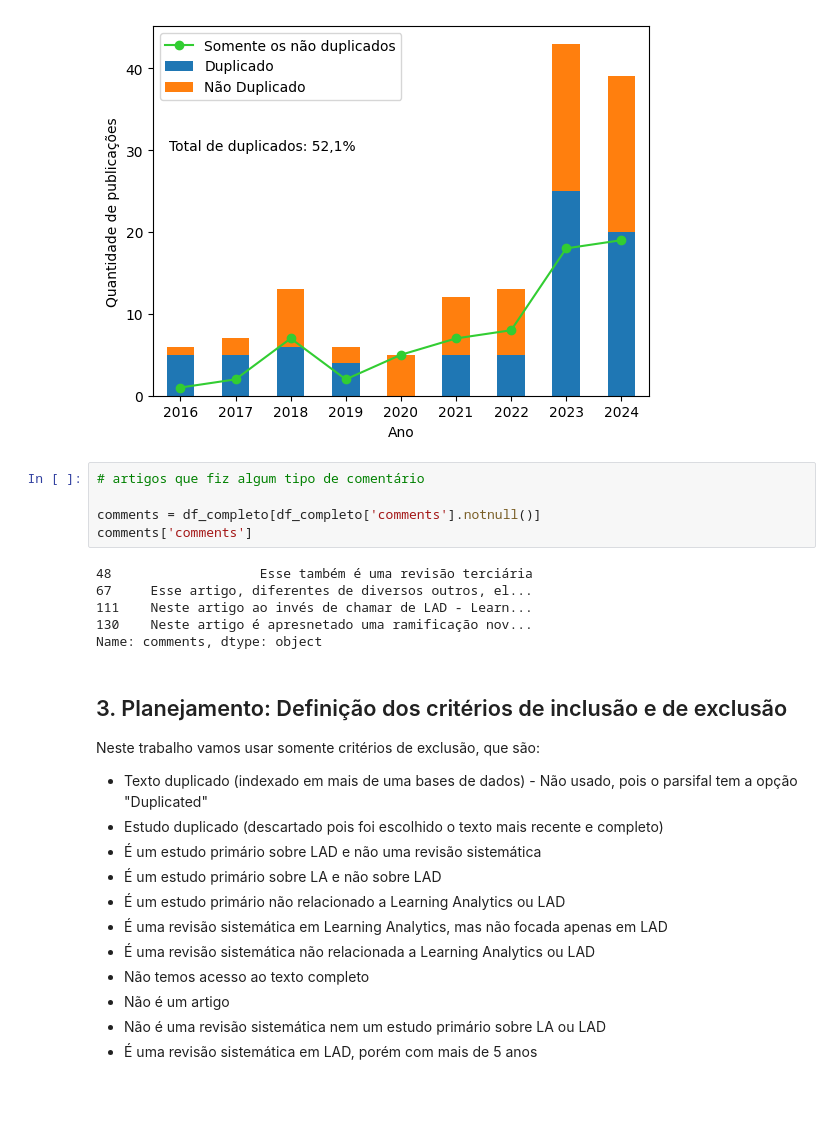
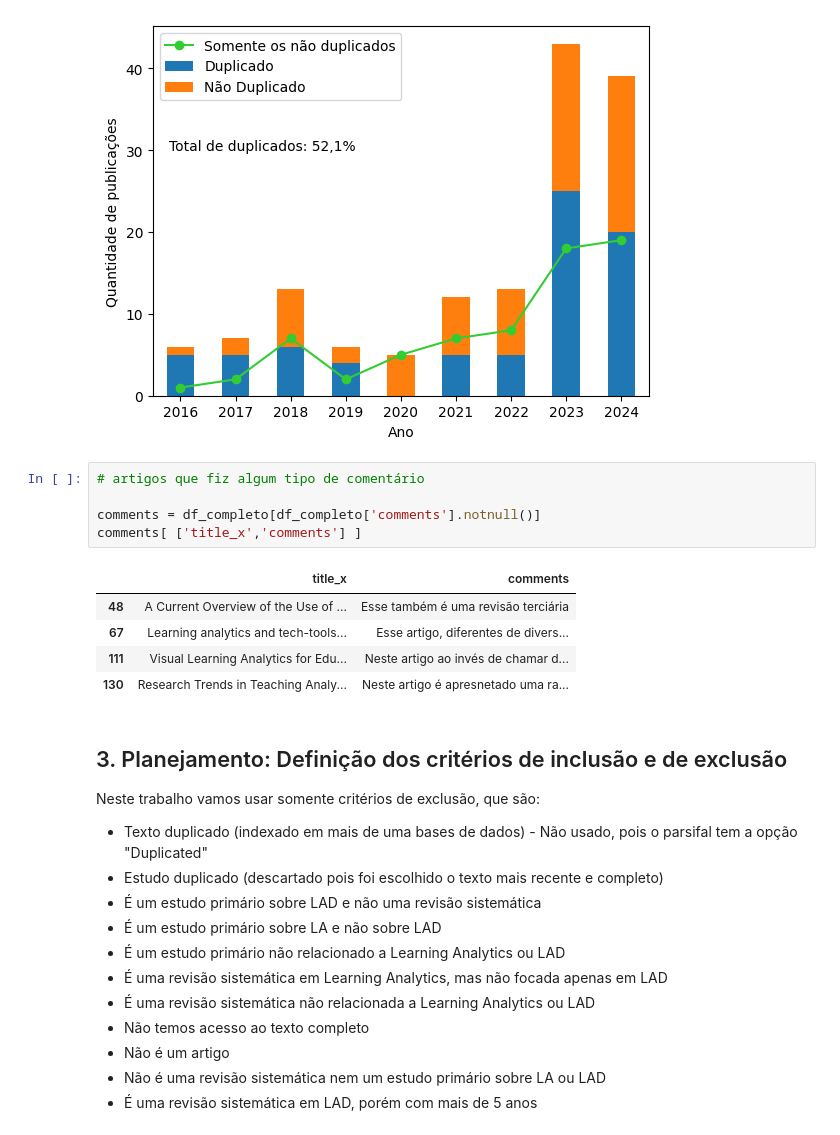
Before and after one commit to thiagogomesverissimo/notebooks, a Jupyter notebook: doutorado/tertiary_review.ipynb, the cells around one changed output. Cells and saved outputs as stored; diff of their text form; blank space fills up the shorter version.

```diff
--- a/doutorado/tertiary_review.ipynb
+++ b/doutorado/tertiary_review.ipynb
@@ -496,14 +542,14 @@ plt.savefig('/tmp/tertiary_review_yearly_barplot.pdf')
 # %%
 # artigos que fiz algum tipo de comentário
 
 comments = df_completo[df_completo['comments'].notnull()]
-comments['comments']
+comments[ ['title_x','comments'] ]
 # %% [output]
-48                   Esse também é uma revisão terciária
-67     Esse artigo, diferentes de diversos outros, el...
-111    Neste artigo ao invés de chamar de LAD - Learn...
-130    Neste artigo é apresnetado uma ramificação nov...
-Name: comments, dtype: object
+|  | title_x | comments |
+| 48 | A Current Overview of the Use of ... | Esse também é uma revisão terciária |
+| 67 | Learning analytics and tech-tools... | Esse artigo, diferentes de divers... |
+| 111 | Visual Learning Analytics for Edu... | Neste artigo ao invés de chamar d... |
+| 130 | Research Trends in Teaching Analy... | Neste artigo é apresnetado uma ra... |
 # %% [markdown]
 ## 3. Planejamento: Definição dos critérios de inclusão e de exclusão
 
```
Also changed, not shown: parts of 6 cells of this notebook, 1 other file.
